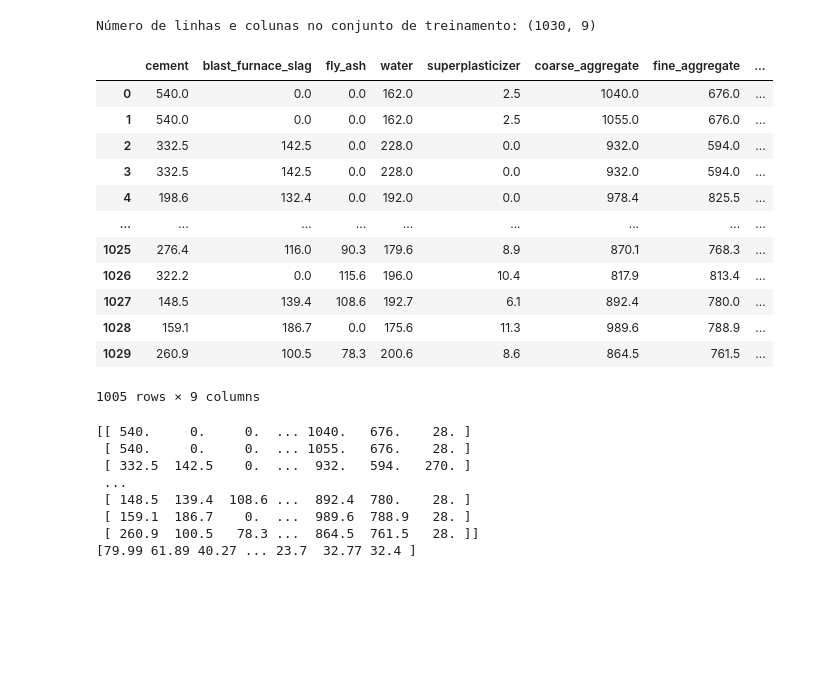
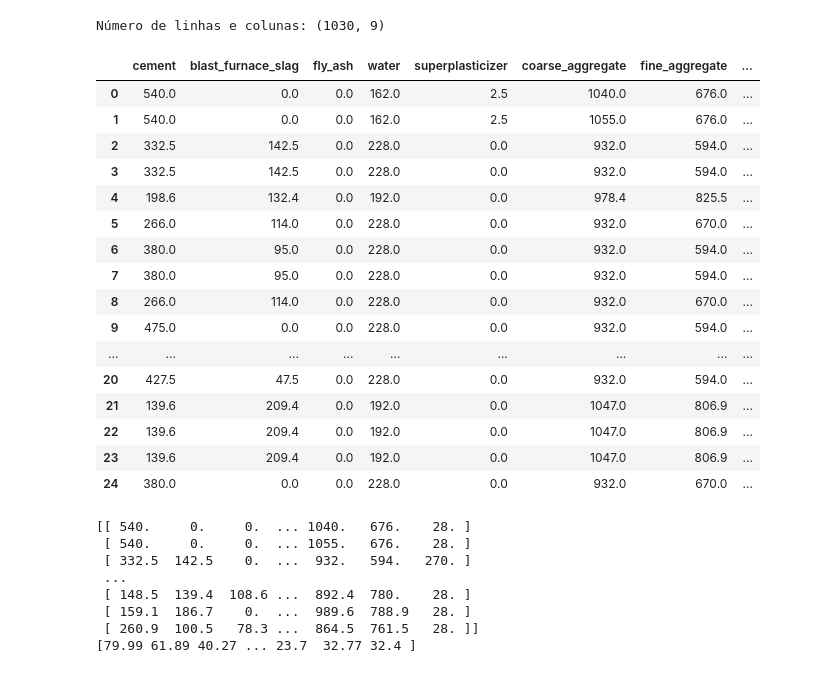
Before and after one commit to antuniooh/probability-and-statistics-database-analysis, a Jupyter notebook: src/main.ipynb, the cells around one changed output. Drawn from its saved outputs; the diff is of its cells as text; code cells hidden in the pictures; blank space fills up the shorter version.

```diff
--- a/src/main.ipynb
+++ b/src/main.ipynb
@@ -16,31 +18,36 @@ df = pd.read_csv('data/concrete_data.csv')
 # %%
 #exibir valores ausentes ou null
 df.isnull().sum().sort_values(ascending=False)[:10]
-print("Número de linhas e colunas no conjunto de treinamento:", df.shape)
+print("Número de linhas e colunas:", df.shape)
 attributes = list(df.columns)
 #removendo valores nulos
 df.dropna()
 
 #preencher os nulos
 df.fillna(df.mean(0))
 
 #remover duplicados
 df.drop_duplicates()
+df.head(25)
 # %% [output]
-Número de linhas e colunas no conjunto de treinamento: (1030, 9)
+Número de linhas e colunas: (1030, 9)
 |  | cement | blast_furnace_slag | fly_ash | water | superplasticizer | coarse_aggregate | fine_aggregate | ... |
 | 0 | 540.0 | 0.0 | 0.0 | 162.0 | 2.5 | 1040.0 | 676.0 | ... |
 | 1 | 540.0 | 0.0 | 0.0 | 162.0 | 2.5 | 1055.0 | 676.0 | ... |
 | 2 | 332.5 | 142.5 | 0.0 | 228.0 | 0.0 | 932.0 | 594.0 | ... |
 | 3 | 332.5 | 142.5 | 0.0 | 228.0 | 0.0 | 932.0 | 594.0 | ... |
 | 4 | 198.6 | 132.4 | 0.0 | 192.0 | 0.0 | 978.4 | 825.5 | ... |
+| 5 | 266.0 | 114.0 | 0.0 | 228.0 | 0.0 | 932.0 | 670.0 | ... |
+| 6 | 380.0 | 95.0 | 0.0 | 228.0 | 0.0 | 932.0 | 594.0 | ... |
+| 7 | 380.0 | 95.0 | 0.0 | 228.0 | 0.0 | 932.0 | 594.0 | ... |
+| 8 | 266.0 | 114.0 | 0.0 | 228.0 | 0.0 | 932.0 | 670.0 | ... |
+| 9 | 475.0 | 0.0 | 0.0 | 228.0 | 0.0 | 932.0 | 594.0 | ... |
 | ... | ... | ... | ... | ... | ... | ... | ... | ... |
-| 1025 | 276.4 | 116.0 | 90.3 | 179.6 | 8.9 | 870.1 | 768.3 | ... |
-| 1026 | 322.2 | 0.0 | 115.6 | 196.0 | 10.4 | 817.9 | 813.4 | ... |
-| 1027 | 148.5 | 139.4 | 108.6 | 192.7 | 6.1 | 892.4 | 780.0 | ... |
-| 1028 | 159.1 | 186.7 | 0.0 | 175.6 | 11.3 | 989.6 | 788.9 | ... |
-| 1029 | 260.9 | 100.5 | 78.3 | 200.6 | 8.6 | 864.5 | 761.5 | ... |
+| 20 | 427.5 | 47.5 | 0.0 | 228.0 | 0.0 | 932.0 | 594.0 | ... |
+| 21 | 139.6 | 209.4 | 0.0 | 192.0 | 0.0 | 1047.0 | 806.9 | ... |
+| 22 | 139.6 | 209.4 | 0.0 | 192.0 | 0.0 | 1047.0 | 806.9 | ... |
+| 23 | 139.6 | 209.4 | 0.0 | 192.0 | 0.0 | 1047.0 | 806.9 | ... |
+| 24 | 380.0 | 0.0 | 0.0 | 228.0 | 0.0 | 932.0 | 670.0 | ... |
-1005 rows × 9 columns
 # %%
 #Passo 3 - Definir x e y
 # %%
```
Also changed, not shown: parts of 4 cells of this notebook.
